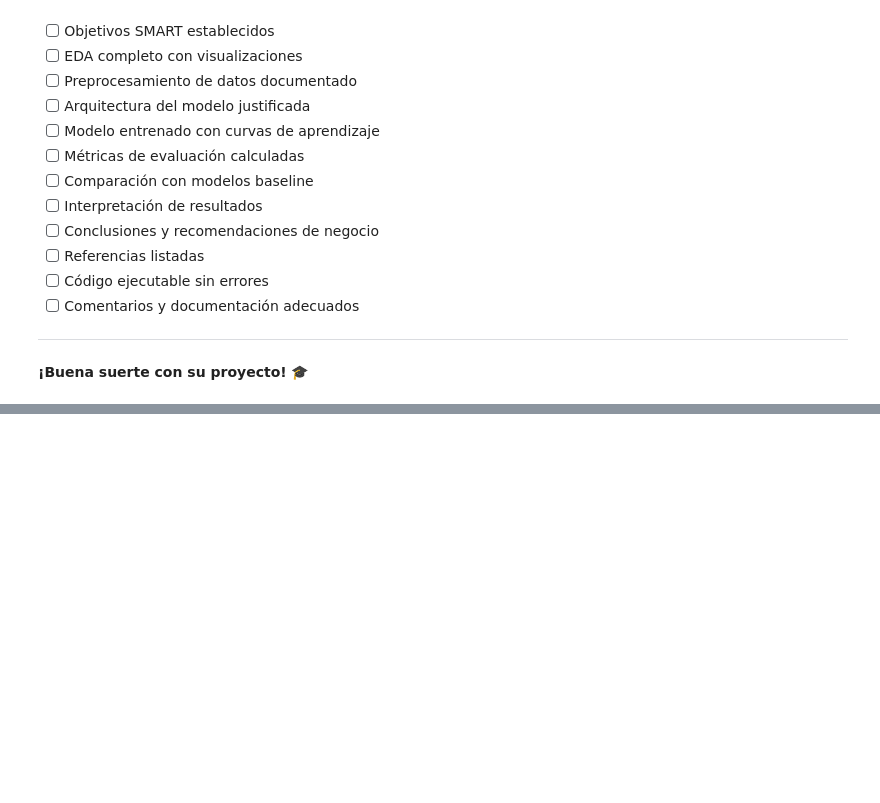
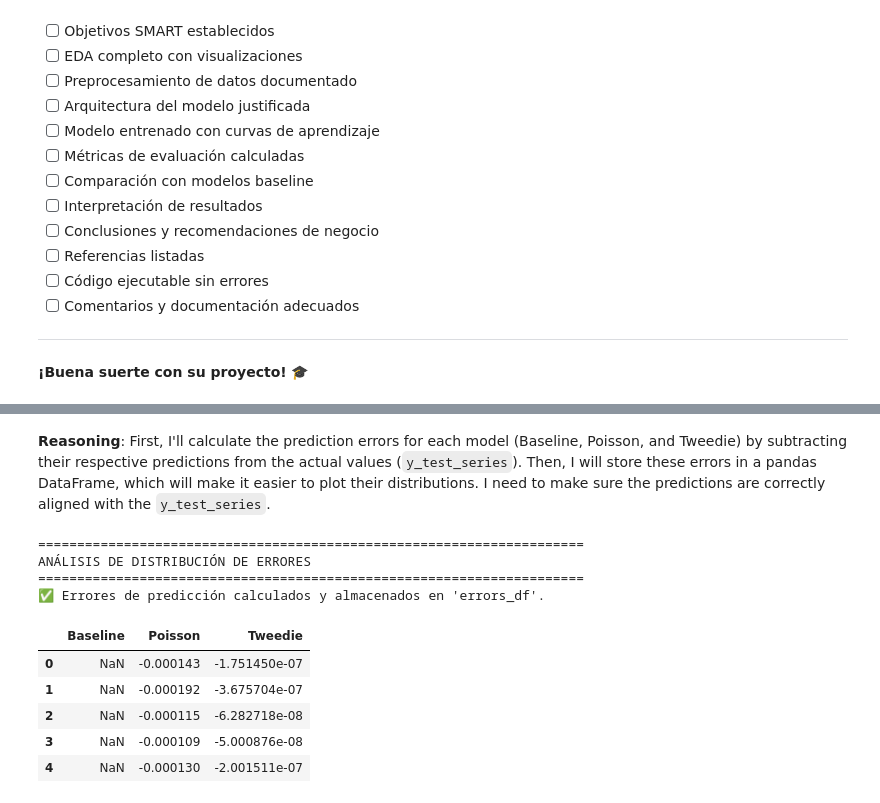
Before and after one commit to ZeroFiles/AML-Final-Ortiz-Larry, a Jupyter notebook: notebooks/AML_final_project_Larry_Ortiz.ipynb, the cells around one changed output, grey strips where cells are left out. Drawn from its saved outputs; the diff is of its cells as text; code cells hidden in the pictures; blank space fills up the shorter version.

```diff
--- a/notebooks/AML_final_project_Larry_Ortiz.ipynb
+++ b/notebooks/AML_final_project_Larry_Ortiz.ipynb
@@ -1552,0 +1678,45 @@ Antes de entregar, verifique que ha completado los siguientes elementos:
+# %% [markdown]
+**Reasoning**:
+First, I'll calculate the prediction errors for each model (Baseline, Poisson, and Tweedie) by subtracting their respective predictions from the actual values (`y_test_series`). Then, I will store these errors in a pandas DataFrame, which will make it easier to plot their distributions. I need to make sure the predictions are correctly aligned with the `y_test_series`.
+# %%
+print("=" * 70)
+print("ANÁLISIS DE DISTRIBUCIÓN DE ERRORES")
+print("=" * 70)
+
+# Asegurar que y_test_series esté definido
+# Si y_test_series no está definida de un bloque anterior, la definimos aquí
+# Asumimos que y_all y test_mask están disponibles del preprocesamiento
+if 'y_test_series' not in locals():
+    y_test_series = y_all.loc[test_mask]
+
+# Asegurar que las predicciones sean Series de pandas con el mismo índice que y_test_series
+# Esto es crucial para operaciones aritméticas correctas
+yhat_baseline_test_series = pd.Series(yhat_baseline_test, index=y_test_series.index)
+yhat_test_poisson_series = pd.Series(yhat_test_poisson, index=y_test_series.index)
+yhat_test_tweedie_series = pd.Series(yhat_test_tweedie, index=y_test_series.index)
+
+# 1. Calcular los errores de predicción
+errors_baseline = y_test_series - yhat_baseline_test_series
+errors_poisson = y_test_series - yhat_test_poisson_series
+errors_tweedie = y_test_series - yhat_test_tweedie_series
+
+# 2. Crear un DataFrame para almacenar los errores
+errors_df = pd.DataFrame({
+    'Baseline': errors_baseline,
+    'Poisson': errors_poisson,
+    'Tweedie': errors_tweedie
+})
+
+print("✅ Errores de predicción calculados y almacenados en 'errors_df'.")
+display(errors_df.head())
+# %% [output]
+======================================================================
+ANÁLISIS DE DISTRIBUCIÓN DE ERRORES
+======================================================================
+✅ Errores de predicción calculados y almacenados en 'errors_df'.
+|  | Baseline | Poisson | Tweedie |
+| 0 | NaN | -0.000143 | -1.751450e-07 |
+| 1 | NaN | -0.000192 | -3.675704e-07 |
+| 2 | NaN | -0.000115 | -6.282718e-08 |
+| 3 | NaN | -0.000109 | -5.000876e-08 |
+| 4 | NaN | -0.000130 | -2.001511e-07 |
```
Also changed, not shown: parts of 15 cells of this notebook.
